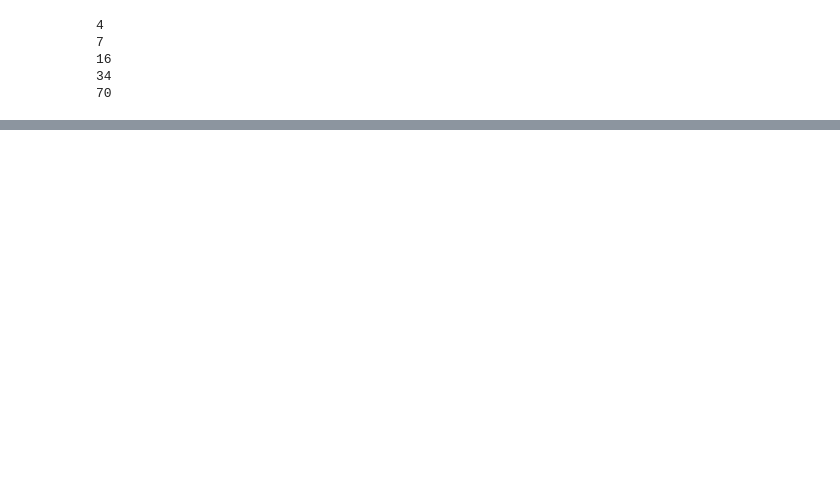
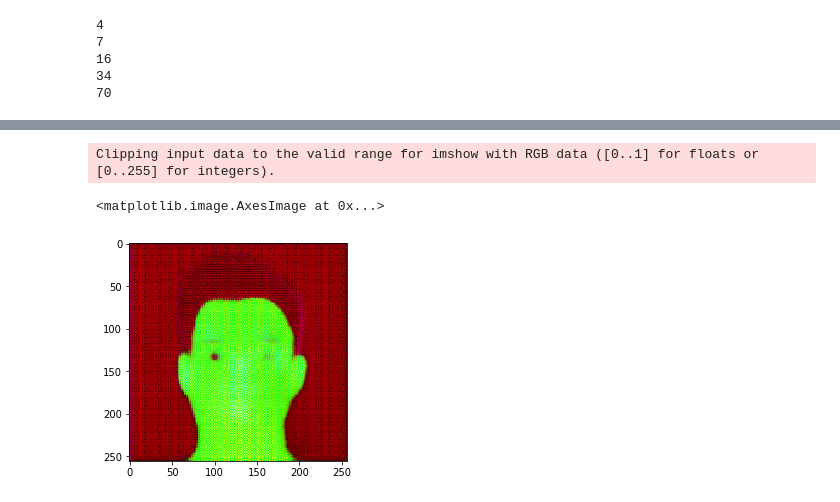
Before and after one commit to jamesluc007/DeepLearningInternship, a Jupyter notebook: IA/Modelos de Generación de Datos/UNet/First/Untitled.ipynb, the cells around one changed output, grey strips where cells are left out. Cells and saved outputs as stored; diff of their text form; code cells hidden in the pictures; blank space fills up the shorter version.

```diff
--- a/IA/Modelos de Generación de Datos/UNet/First/Untitled.ipynb
+++ b/IA/Modelos de Generación de Datos/UNet/First/Untitled.ipynb
@@ -222,0 +304,7 @@ def generate_fake_samples(g_model, samples, patch_shape):
+# %%
+# load image data
+dataset = x,y
+# train model
+train(d_model, g_model, gan_model, dataset)
+g_model.save('modelo')
+g_model.save_weights('first_try.h5')
@@ -222,0 +330,8 @@ def generate_fake_samples(g_model, samples, patch_shape):
+# %%
+pepe2 = g_model.predict(pepe.reshape(1,256,256,3))
+# %%
+plt.imshow(pepe2.reshape(256,256,3))
+# %% [output]
+Clipping input data to the valid range for imshow with RGB data ([0..1] for floats or [0..255] for integers).
+<matplotlib.image.AxesImage at 0x...>
+[figure, added]
```
Also changed, not shown: parts of 9 cells of this notebook, 2 other files.
